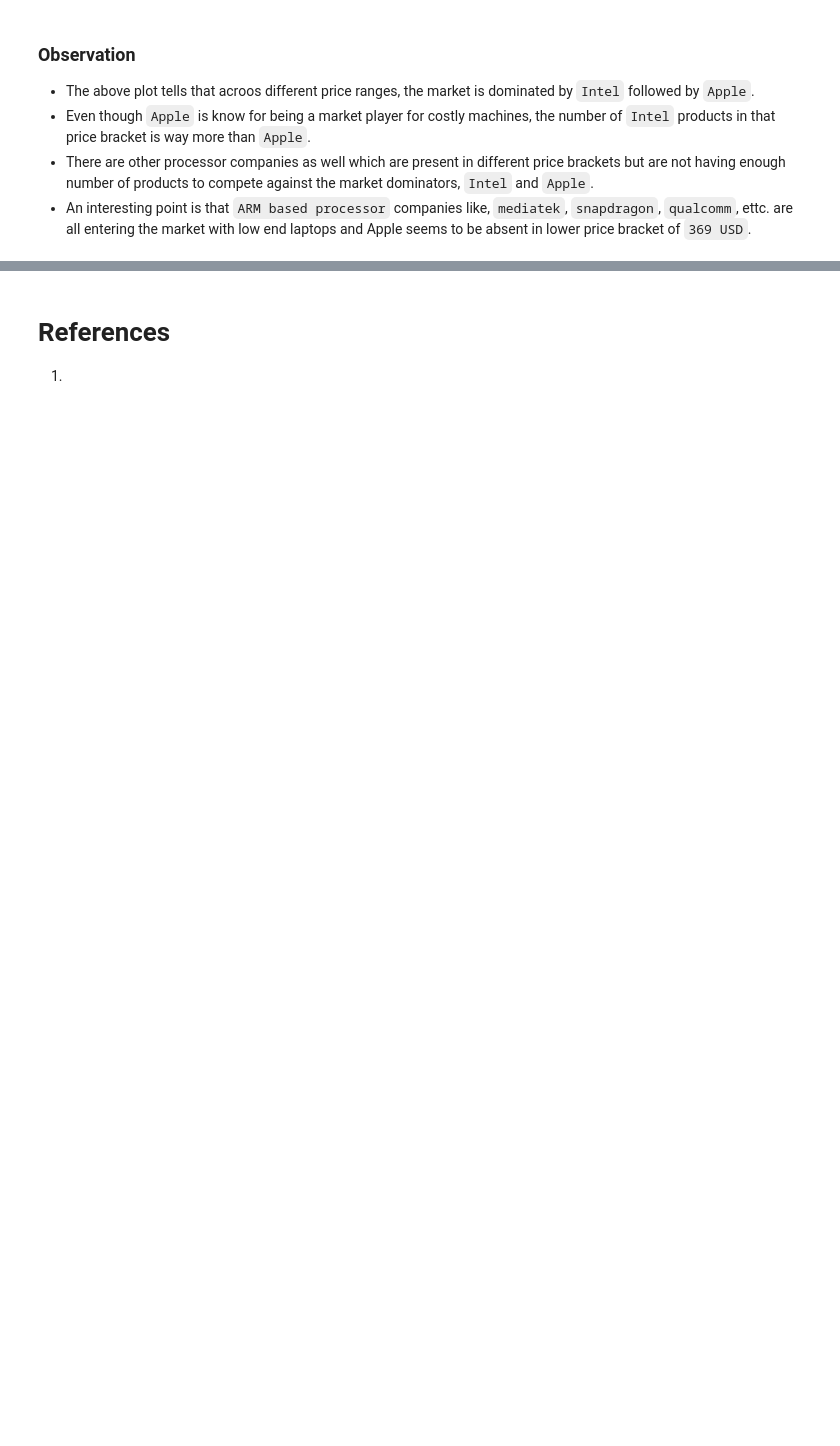
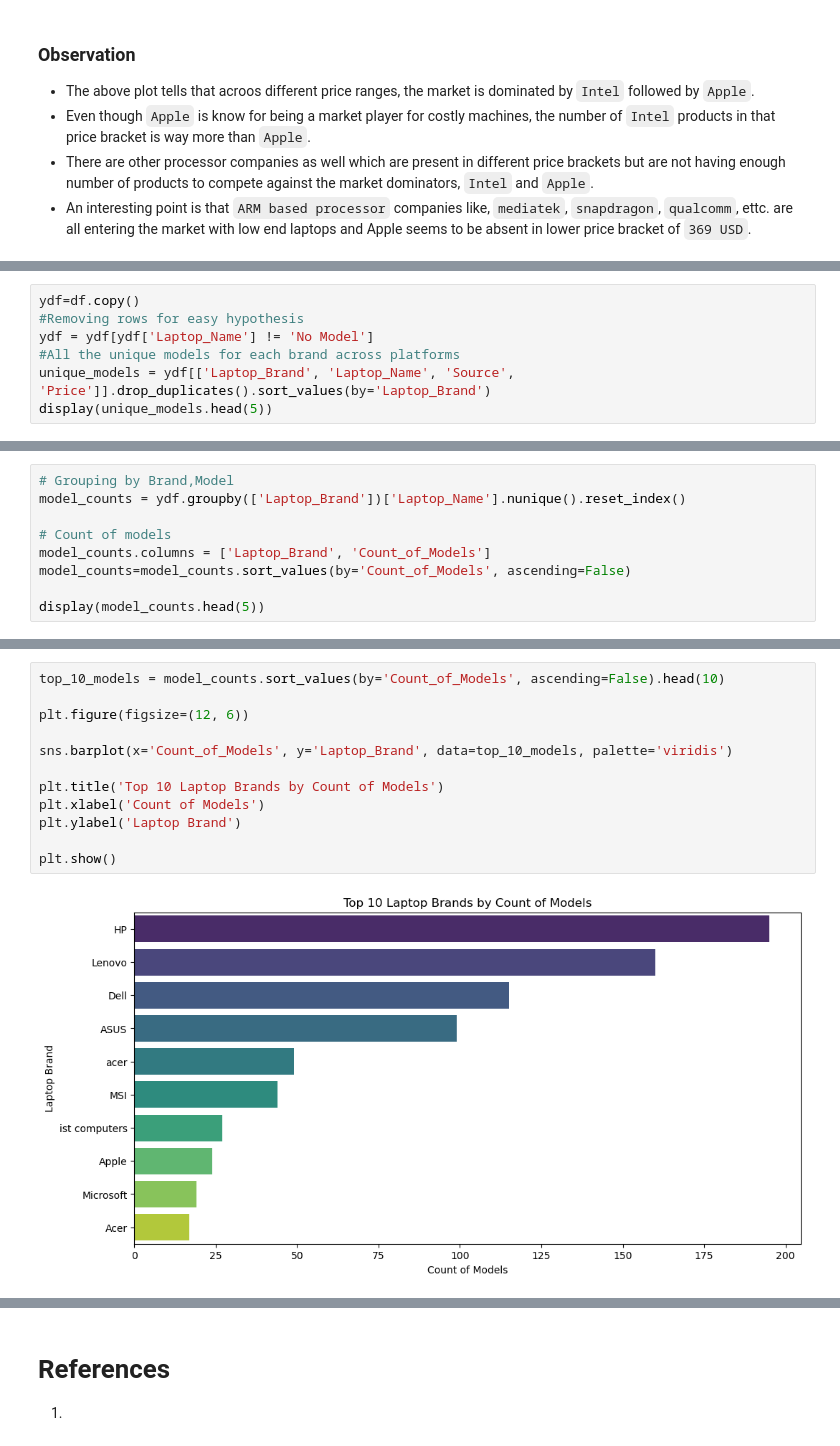
Before and after one commit to VaibhavSaran/CSE-587-PROJECT-LAPTRACK, a Jupyter notebook: Project Laptrack - Phase 1 Exploratory Data Analysis.ipynb, the cells around one changed output, grey strips where cells are left out. Drawn from its saved outputs; the diff is of its cells as text; blank space fills up the shorter version.

```diff
--- a/Project Laptrack - Phase 1 Exploratory Data Analysis.ipynb
+++ b/Project Laptrack - Phase 1 Exploratory Data Analysis.ipynb
@@ -238,0 +250,7 @@ plt.show()
+# %%
+ydf=df.copy()
+#Removing rows for easy hypothesis
+ydf = ydf[ydf['Laptop_Name'] != 'No Model']
+#All the unique models for each brand across platforms
+unique_models = ydf[['Laptop_Brand', 'Laptop_Name', 'Source', 'Price']].drop_duplicates().sort_values(by='Laptop_Brand')
+display(unique_models.head(5))
@@ -238,0 +264,9 @@ plt.show()
+# %%
+# Grouping by Brand,Model
+model_counts = ydf.groupby(['Laptop_Brand'])['Laptop_Name'].nunique().reset_index()
+
+# Count of models
+model_counts.columns = ['Laptop_Brand', 'Count_of_Models']
+model_counts=model_counts.sort_values(by='Count_of_Models', ascending=False)
+
+display(model_counts.head(5))
@@ -238,0 +280,14 @@ plt.show()
+# %%
+top_10_models = model_counts.sort_values(by='Count_of_Models', ascending=False).head(10)
+
+plt.figure(figsize=(12, 6))
+
+sns.barplot(x='Count_of_Models', y='Laptop_Brand', data=top_10_models, palette='viridis')
+
+plt.title('Top 10 Laptop Brands by Count of Models')
+plt.xlabel('Count of Models')
+plt.ylabel('Laptop Brand')
+
+plt.show()
+# %% [output]
+[figure, added]
```
Also changed, not shown: parts of 40 cells of this notebook.
